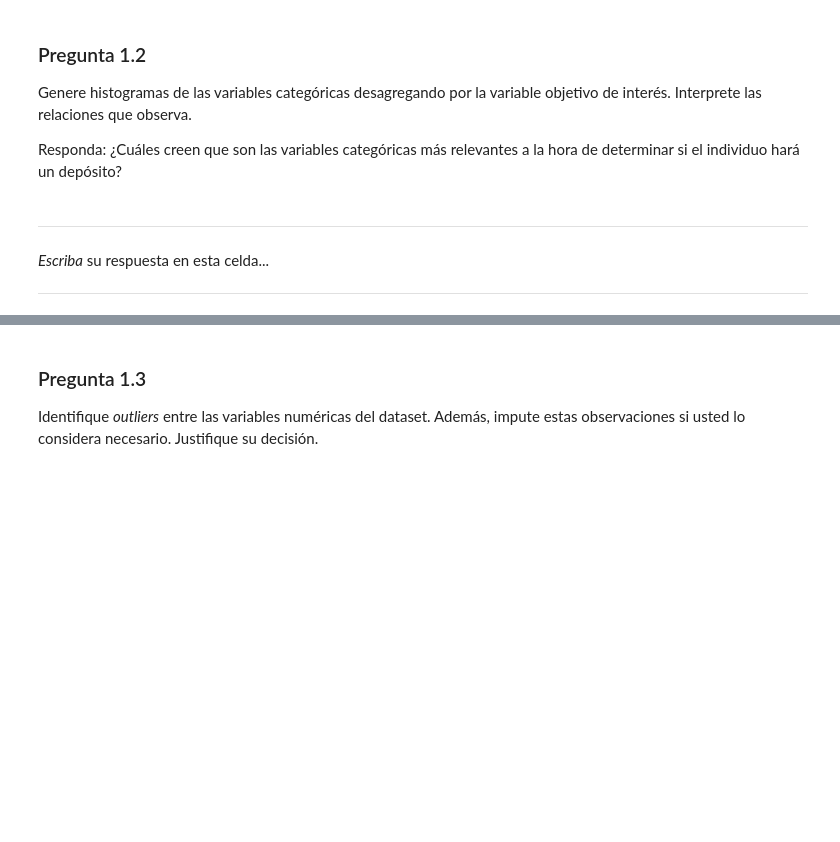
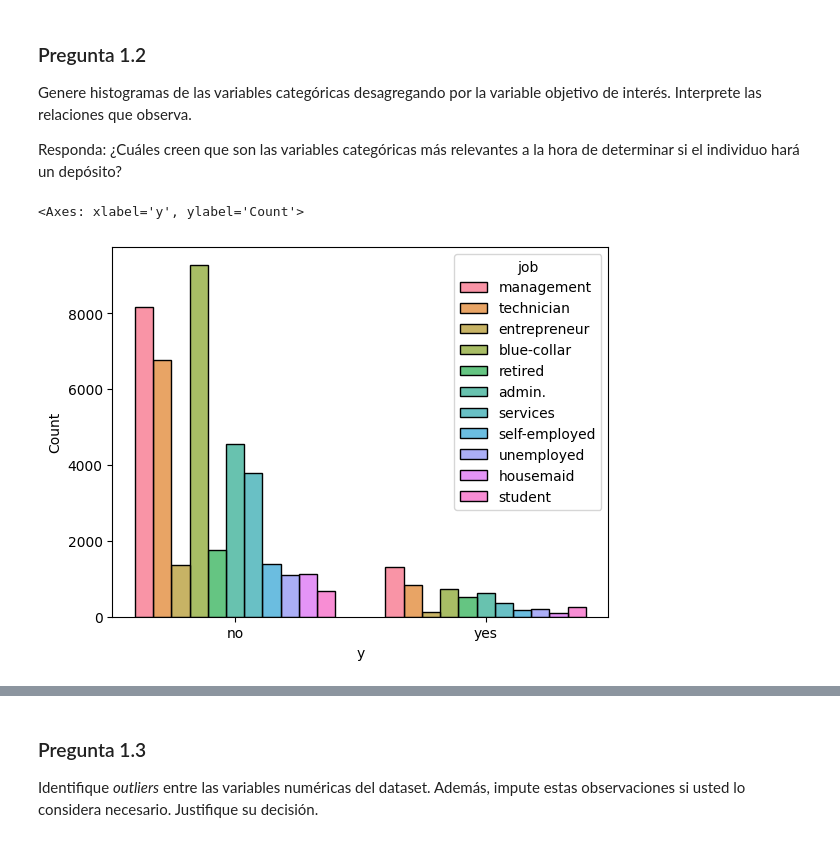
Before and after one commit to MiguelUC-Student/AMLE-Tareas, a Jupyter notebook: Tarea_2.ipynb, the cells around one changed output, grey strips where cells are left out. Saved outputs shown, nothing was run; the diff lists cells and outputs as text; code cells hidden in the pictures; blank space fills up the shorter version.

```diff
--- a/Tarea_2.ipynb
+++ b/Tarea_2.ipynb
@@ -145,3 +145,15 @@ y = bank_marketing.data.targets
 Concatene `X` e `y` en un dataframe consolidado.
 
 Muestre las primeras cinco observaciones en el dataframe consolidado. Despliegue información sobre el tipo de variable de cada una de las columnas del dataframe y despliegue estadísticas descriptivas de las variables según su tipo.
+# %%
+#Concatenar dataframes
+import pandas as pd
+df = pd.concat([X, y], axis=1)
+#Mostrar las primeras 5 observaciones
+df.head()
+#Informacion tipo de variables
+df.info()
+#Estadísticas descriptivas de las variables por tipo int
+df.describe()
+#Por tipo object
+df.describe(exclude = "int64")
@@ -164,0 +189,8 @@ Impute los valores nulos con el método que estime conveniente, justificando su
+# %%
+df.isnull().sum()
+
+#Imputar valores NaN. Para variables categóricas se ocupará la moda
+df['job'] = df['job'].fillna(df['job'].mode()[0])
+df['education'] = df['education'].fillna(df['education'].mode()[0])
+df['contact'] = df['contact'].fillna(df['contact'].mode()[0])
+df['poutcome'] = df['poutcome'].fillna(df['poutcome'].mode()[0])
@@ -169,14 +213,10 @@ Impute los valores nulos con el método que estime conveniente, justificando su
 Genere histogramas de las variables categóricas desagregando por la variable objetivo de interés. Interprete las relaciones que observa.
 
 Responda: ¿Cuáles creen que son las variables categóricas más relevantes a la hora de determinar si el individuo hará un depósito?
-# %% [markdown]
-
-
-
----
-
-
-*Escriba* su respuesta en esta celda...
-
-
----
+# %%
+#Histogramas de las variables categóricas con la variable de interes y. Libreria seaborn es necesario
+import seaborn as sns
+sns.histplot(data=df, x="y", hue="job", multiple= "dodge", shrink=.8)
+# %% [output]
+<Axes: xlabel='y', ylabel='Count'>
+[figure, added]
```
Also changed, not shown: parts of 8 cells of this notebook.
